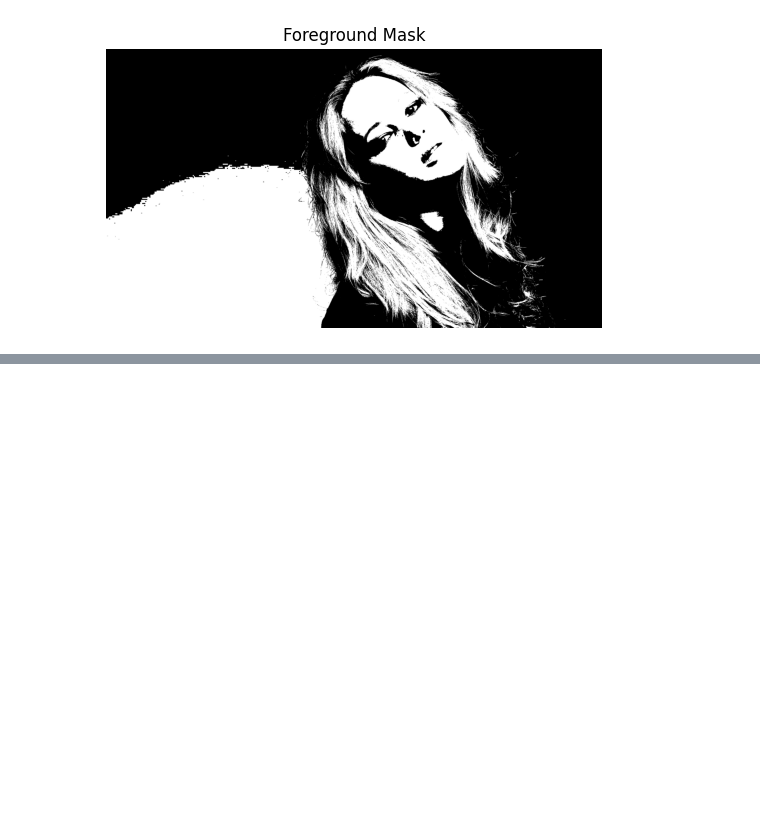
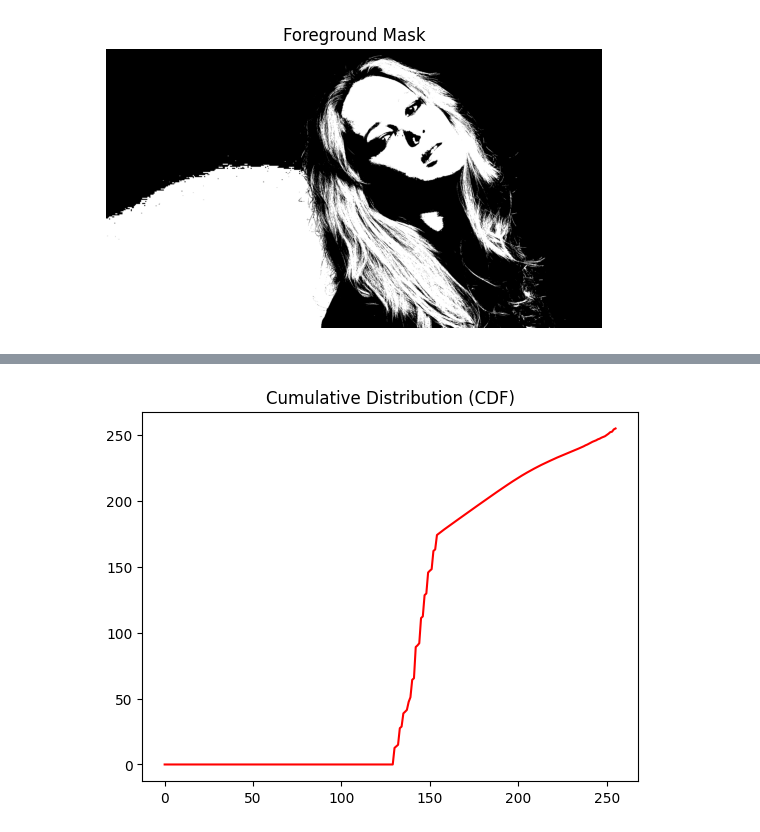
Before and after one commit to bandarasmc/Image_Processing_Msc, a Jupyter notebook: Code/notebook.ipynb, the cells around one changed output, grey strips where cells are left out. Saved outputs shown, nothing was run; the diff lists cells and outputs as text; code cells hidden in the pictures; blank space fills up the shorter version.

```diff
--- a/Code/notebook.ipynb
+++ b/Code/notebook.ipynb
@@ -286,0 +300,9 @@ plt.show()
+# %%
+cdf = np.cumsum(hist)
+cdf_normalized = cdf * (255 / cdf[-1])   # Normalize to [0,255]
+
+plt.plot(cdf_normalized, color='red')
+plt.title("Cumulative Distribution (CDF)")
+plt.show()
+# %% [output]
+[figure, added]
```
Also changed, not shown: parts of 4 cells of this notebook.
